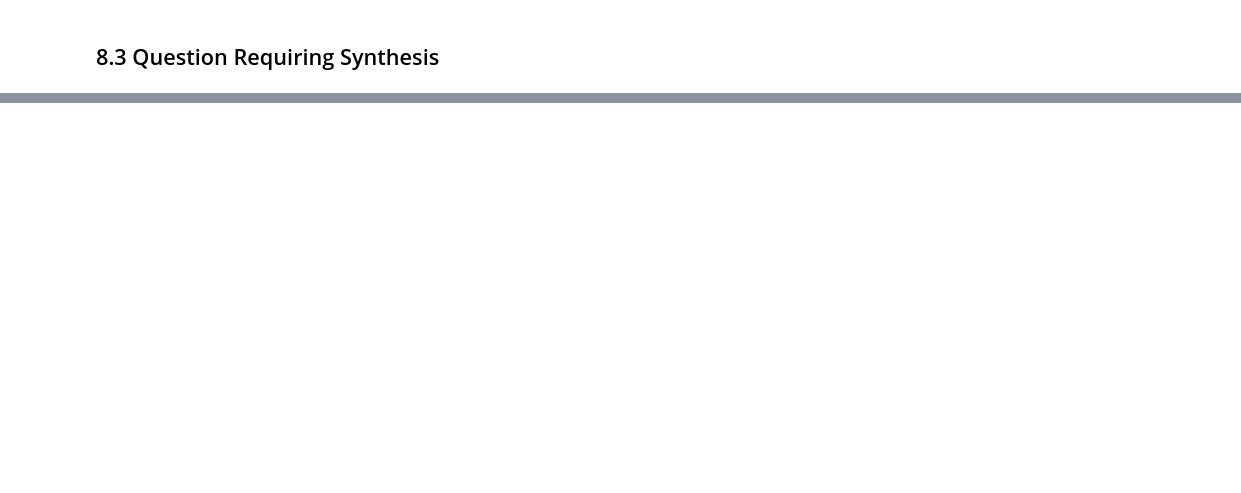
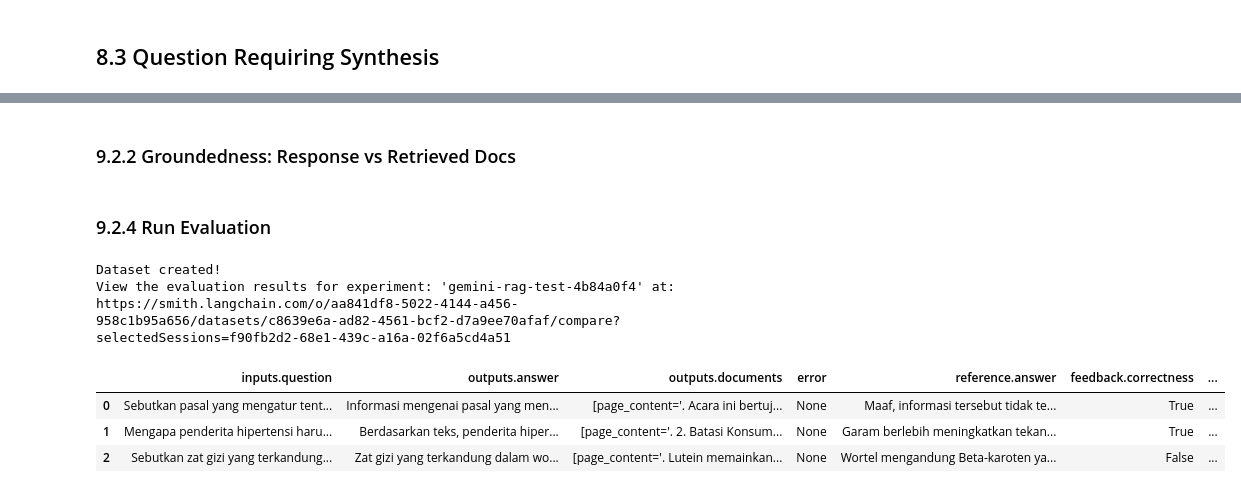
Before and after one commit to lituldust/information-retrieval-project, a Jupyter notebook: retrieval_augmented_generation/rag.ipynb, the cells around one changed output, grey strips where cells are left out. Cells and saved outputs as stored; diff of their text form; code cells hidden in the pictures; blank space fills up the shorter version.

Commit message:
feat: Add Retrieval Augmented Generation (RAG) evaluation and update requirements.

```diff
--- a/retrieval_augmented_generation/rag.ipynb
+++ b/retrieval_augmented_generation/rag.ipynb
@@ -228,0 +239,4 @@ Berdasarkan teks yang diberikan, dampak merokok terhadap tubuh, mulai dari kepal
+# %%
+query = "Sebutkan pasal yang mengatur tentang pengadaan barang dan jasa dalam UUD!"
+response = generate_augmented_response(query)
+print(response)
@@ -228,0 +372,2 @@ Berdasarkan teks yang diberikan, dampak merokok terhadap tubuh, mulai dari kepal
+# %% [markdown]
+### 9.2.2 Groundedness: Response vs Retrieved Docs
@@ -228,0 +393,52 @@ Berdasarkan teks yang diberikan, dampak merokok terhadap tubuh, mulai dari kepal
+# %% [markdown]
+### 9.2.4 Run Evaluation
+# %%
+client_ls = Client(api_key=LANGCHAIN_API_KEY)
+
+dataset_name = "Health_RAG_Dataset_V1.1"
+
+# 1. Check if dataset exists, if not create it
+if not client_ls.has_dataset(dataset_name=dataset_name):
+    dataset = client_ls.create_dataset(dataset_name=dataset_name)
+
+    examples = [
+        {
+            "inputs": {"question": "Sebutkan zat gizi yang terkandung dalam wortel yang bermanfaat untuk kesehatan mata!"},
+            "outputs": {"answer": "Wortel mengandung Beta-karoten yang diubah menjadi Vitamin A, serta Lutein. "},
+        },
+        {
+            "inputs": {"question": "Mengapa penderita hipertensi harus membatasi konsumsi garam untuk menjaga kesehatan ginjal?"},
+            "outputs": {"answer": "Garam berlebih meningkatkan tekanan darah. Tekanan darah tinggi merusak pembuluh darah ginjal, menghambat aliran darah, dan menurunkan fungsi ginjal."},
+        },
+        {
+            "inputs": {"question": "Sebutkan pasal yang mengatur tentang pengadaan barang dan jasa dalam UUD!"},
+            "outputs": {"answer": "Maaf, informasi tersebut tidak tersedia dalam konteks dokumen yang diberikan."},
+        }
+    ]
+
+    client_ls.create_examples(
+        dataset_id=dataset.id,
+        examples=examples
+    )
+    print("Dataset created!")
+else:
+    print("Dataset already exists.")
+
+# 2. Run the Evaluation
+results = client_ls.evaluate(
+    rag_pipeline,
+    data=dataset_name,
+    evaluators=[correctness, groundedness],
+    experiment_prefix="gemini-rag-test"
+)
+# %% [output]
+Dataset created!
+View the evaluation results for experiment: 'gemini-rag-test-4b84a0f4' at:
+https://smith.langchain.com/o/aa841df8-5022-4144-a456-958c1b95a656/datasets/c8639e6a-ad82-4561-bcf2-d7a9ee70afaf/compare?selectedSessions=f90fb2d2-68e1-439c-a16a-02f6a5cd4a51
+# %%
+results.to_pandas()
+# %% [output]
+|  | inputs.question | outputs.answer | outputs.documents | error | reference.answer | feedback.correctness | ... |
+| 0 | Sebutkan pasal yang mengatur tent... | Informasi mengenai pasal yang men... | [page_content='. Acara ini bertuj... | None | Maaf, informasi tersebut tidak te... | True | ... |
+| 1 | Mengapa penderita hipertensi haru... | Berdasarkan teks, penderita hiper... | [page_content='. 2. Batasi Konsum... | None | Garam berlebih meningkatkan tekan... | True | ... |
+| 2 | Sebutkan zat gizi yang terkandung... | Zat gizi yang terkandung dalam wo... | [page_content='. Lutein memainkan... | None | Wortel mengandung Beta-karoten ya... | False | ... |
```
Also changed, not shown: parts of 20 cells of this notebook, 1 other file.
